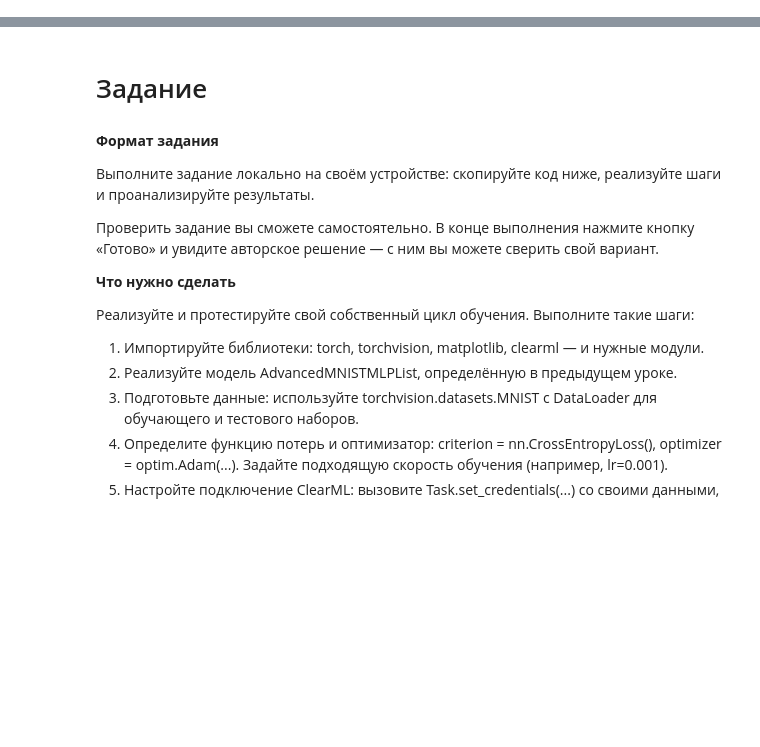
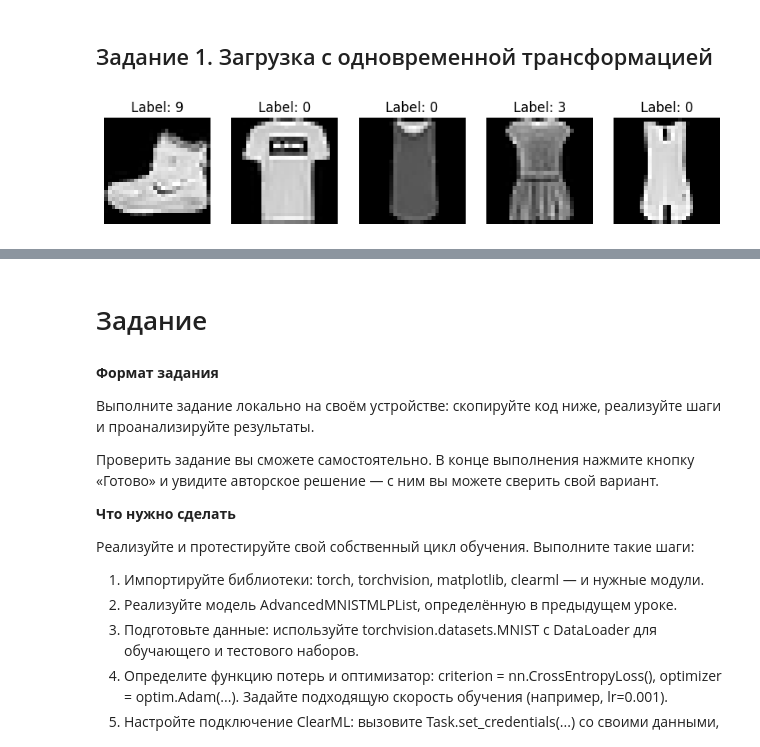
Before and after one commit to umashka/dle-sprint-1, a Jupyter notebook: MLP-MNIST.ipynb, the cells around one changed output, grey strips where cells are left out. Cells and saved outputs as stored; diff of their text form; code cells hidden in the pictures; blank space fills up the shorter version.

```diff
--- a/MLP-MNIST.ipynb
+++ b/MLP-MNIST.ipynb
@@ -0,0 +49,30 @@
+# %% [markdown]
+## Задание 1. Загрузка с одновременной трансформацией
+# %%
+
+import matplotlib.pyplot as plt
+import torchvision.transforms as transforms
+# from torchvision.datasets import MNIST
+from torchvision.datasets import FashionMNIST
+
+transform = transforms.Compose([
+    transforms.ToTensor(),                     # из [0,255] в [0,1]
+    transforms.Normalize((0.1307,), (0.3081,)) # нормализация (mean=0.1307,std=0.3081)
+    # Значения вычислены по всему тренировочному набору MNIST и помогают привести данные к нулевому среднему и единичному стандартному отклонению, что ускоряет и стабилизирует обучение.
+])
+
+# Загружаем тренировочные и тестовые данные
+train_data = FashionMNIST(root='./data', train=True, download=True, transform=transform)
+test_data = FashionMNIST(root='./data', train=False, download=True, transform=transform)
+
+
+# Блок кода отвечающий за визуализацию, его редактировать не надо.
+fig, axes = plt.subplots(1, 5, figsize=(10,2))
+for i, ax in enumerate(axes):
+    img, label = train_data[i]
+    ax.imshow(img.squeeze(), cmap='gray')
+    ax.set_title(f"Label: {label}")
+    ax.axis('off')
+plt.show()
+# %% [output]
+[figure, added]
```
Also changed, not shown: parts of 11 cells of this notebook, 1 other file.
